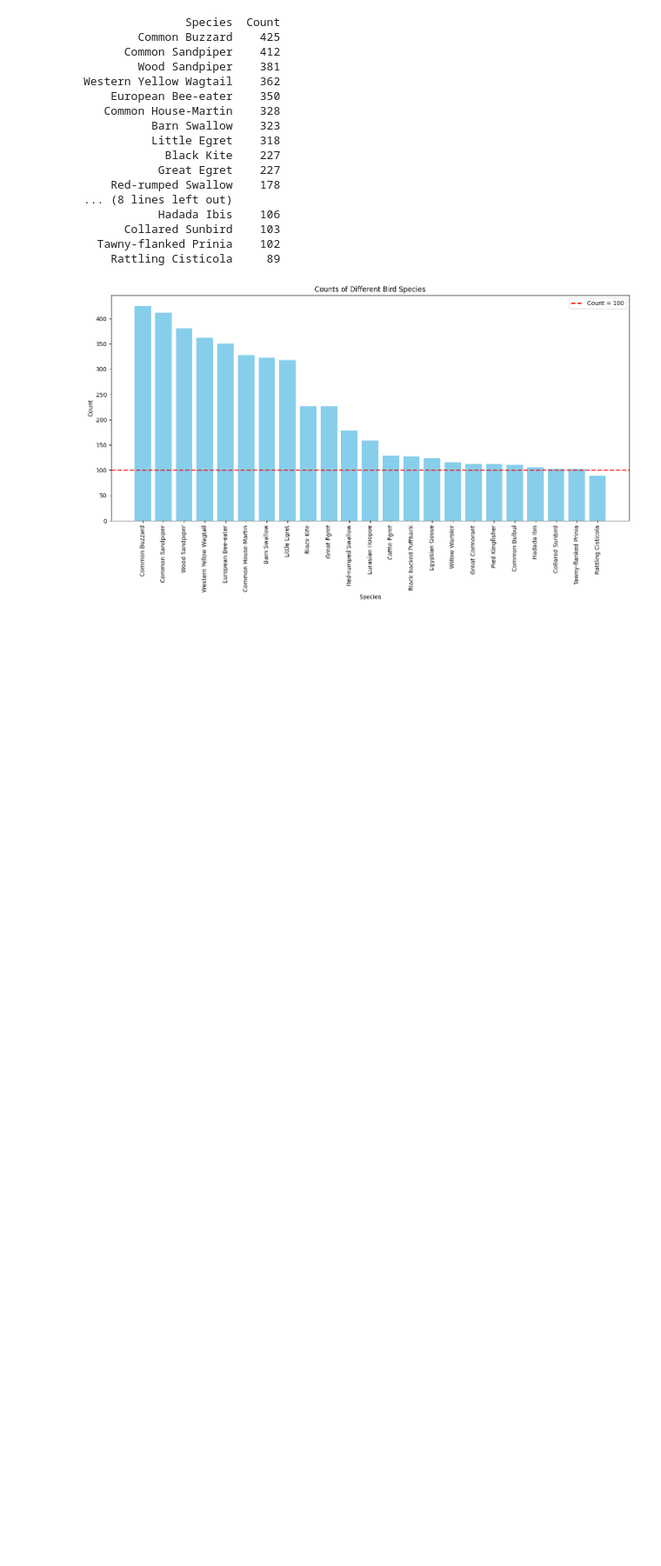
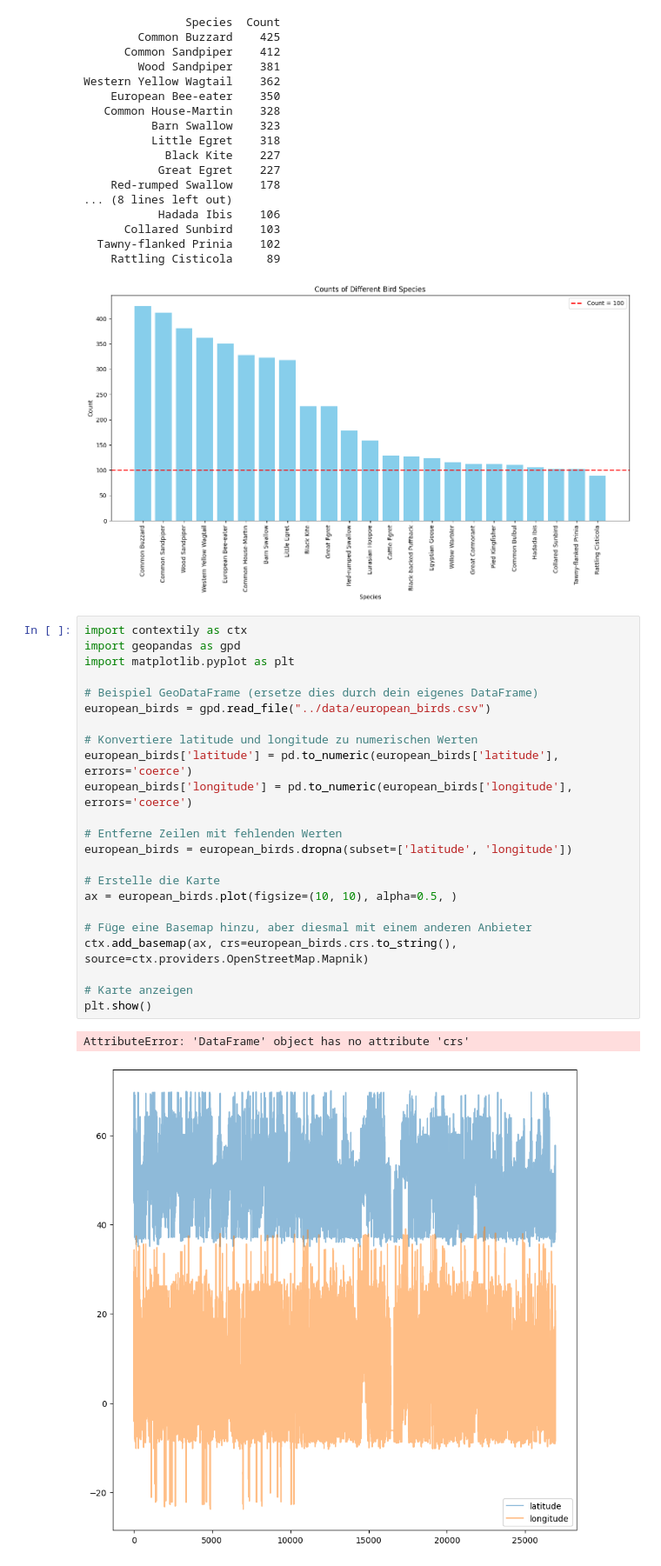
Before and after one commit to Kenny101-dot/Ornistone-Project, a Jupyter notebook: Analysis/Map.ipynb, the cells around one changed output. Shown at 87% size. Cells and saved outputs as stored; diff of their text form; blank space fills up the shorter version.

```diff
--- a/Analysis/Map.ipynb
+++ b/Analysis/Map.ipynb
@@ -168,3 +163,29 @@ Western Yellow Wagtail    362
   Tawny-flanked Prinia    102
     Rattling Cisticola     89
 [figure]
+# %%
+import contextily as ctx
+import geopandas as gpd
+import matplotlib.pyplot as plt
+
+# Beispiel GeoDataFrame (ersetze dies durch dein eigenes DataFrame)
+european_birds = gpd.read_file("../data/european_birds.csv")
+
+# Konvertiere latitude und longitude zu numerischen Werten
+european_birds['latitude'] = pd.to_numeric(european_birds['latitude'], errors='coerce')
+european_birds['longitude'] = pd.to_numeric(european_birds['longitude'], errors='coerce')
+
+# Entferne Zeilen mit fehlenden Werten
+european_birds = european_birds.dropna(subset=['latitude', 'longitude'])
+
+# Erstelle die Karte
+ax = european_birds.plot(figsize=(10, 10), alpha=0.5, )
+
+# Füge eine Basemap hinzu, aber diesmal mit einem anderen Anbieter
+ctx.add_basemap(ax, crs=european_birds.crs.to_string(), source=ctx.providers.OpenStreetMap.Mapnik)
+
+# Karte anzeigen
+plt.show()
+# %% [output]
+AttributeError: 'DataFrame' object has no attribute 'crs'
+[figure, added]
```
Also changed, not shown: parts of 4 cells of this notebook, 2 other files.
